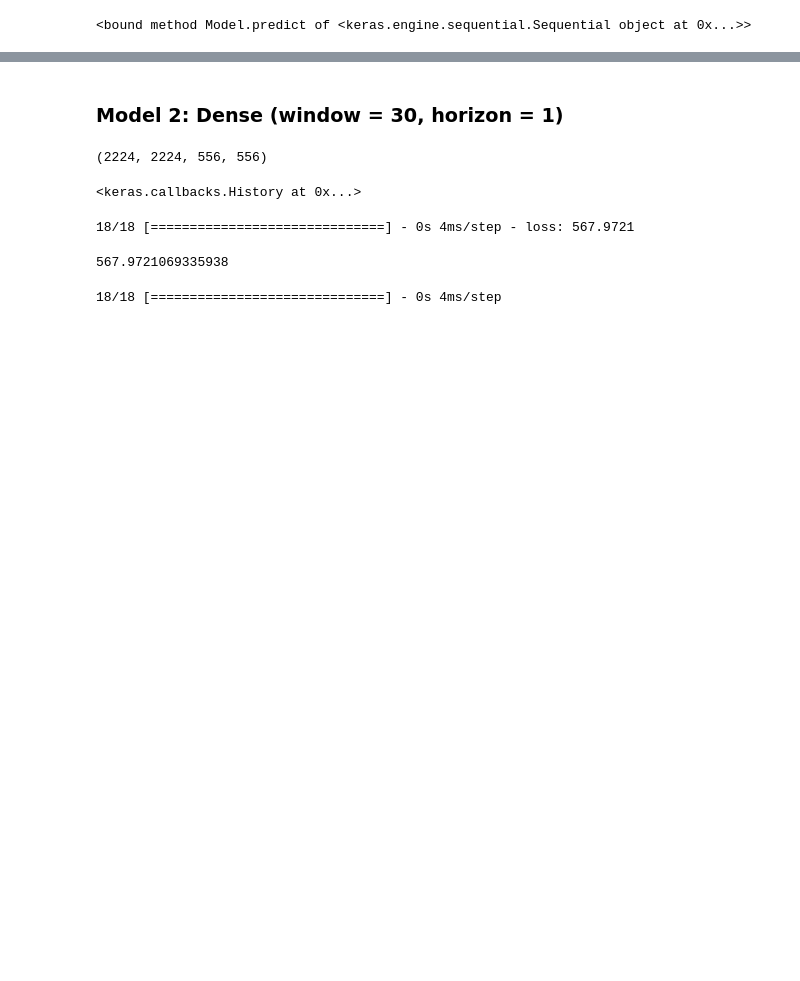
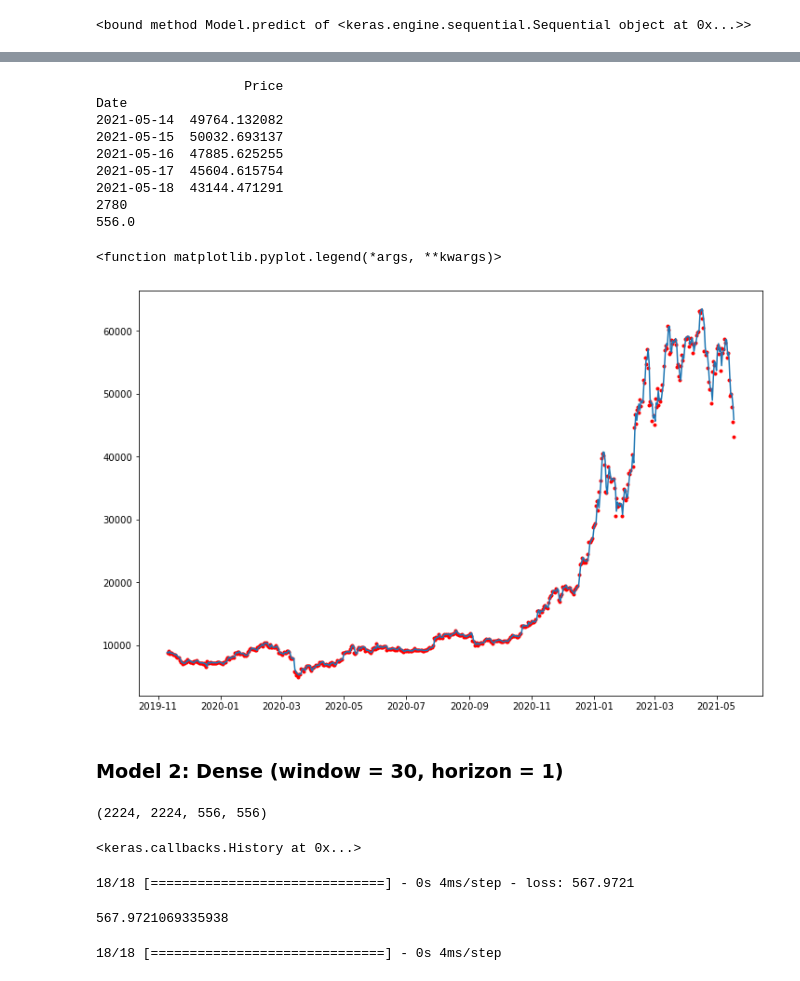
Before and after one commit to MNGARCIA085/IA---Study, a Jupyter notebook: TensorFlow/6. Time Series/Bitcoin Pred - Univariate Models.ipynb, the cells around one changed output, grey strips where cells are left out. Drawn from its saved outputs; the diff is of its cells as text; code cells hidden in the pictures; blank space fills up the shorter version.

Commit message:
larger horizons and plots

```diff
--- a/TensorFlow/6. Time Series/Bitcoin Pred - Univariate Models.ipynb
+++ b/TensorFlow/6. Time Series/Bitcoin Pred - Univariate Models.ipynb
@@ -343,8 +347,8 @@ WINDOW_SIZE_M1 = 7
 bitcoin_windowed_m1 = create_windowed_dataset(bitcoin_prices,WINDOW_SIZE_M1)
 # %%
 # Create X (windows) and y (horizons) features
-X = bitcoin_windowed_m4.drop("Price", axis=1)
-y = bitcoin_windowed_m4["Price"]
+X = bitcoin_windowed_m1.drop("Price", axis=1)
+y = bitcoin_windowed_m1["Price"]
 # %%
 X_train, X_test, y_train, y_test = make_train_test_splits(X.values, y.values)
 len(X_train), len(y_train), len(X_test), len(y_test)
@@ -354,7 +358,7 @@ len(X_train), len(y_train), len(X_test), len(y_test)
 # 1. Construct model
 model_1 = tf.keras.Sequential([
   layers.Dense(128, activation="relu"),
-  layers.Dense(HORIZON, activation="linear")
+  layers.Dense(HORIZON_M1, activation="linear")
 ], name="model_1_dense") # name our model so we can save it
 
 # 2. Compile
@@ -406,3 +430,62 @@ model_1_results
+# %%
+
+
+
+
+
+#plt.plot(X_test[:,0],y_test,marker='.', linestyle='',color='red')
+
+#plt.plot(model_1_preds)
+
+X_test
+
+
+bitcoin_windowed_m1
+X
+
+
+type(X_test)
+
+
+aux = pd.DataFrame(X_test)
+
+
+aux
+
+print(bitcoin_prices.tail())
+
+type(bitcoin_prices)
+
+indices = bitcoin_prices.index
+indices.values[-10:] # ultimos elementos
+
+
+
+print(len(X.values))
+
+vamos = len(X.values)*0.2
+
+print(vamos) # es double y necesito pasar entero abajo
+
+plt.figure(figsize=(12, 8))
+
+plt.plot(indices.values[-556:],y_test,marker='.', linestyle='',color='red',label='tets data')
+plt.plot(indices.values[-556:],model_1_preds,label='preds')
+
+
+plt.legend
+# %% [output]
+                   Price
+Date
+2021-05-14  49764.132082
+2021-05-15  50032.693137
+2021-05-16  47885.625255
+2021-05-17  45604.615754
+2021-05-18  43144.471291
+2780
+556.0
+<function matplotlib.pyplot.legend(*args, **kwargs)>
+[figure, added]
 # %% [markdown]
 ### Model 2: Dense (window = 30, horizon = 1)
 # %%
```
Also changed, not shown: parts of 16 cells of this notebook, 6 other files.
